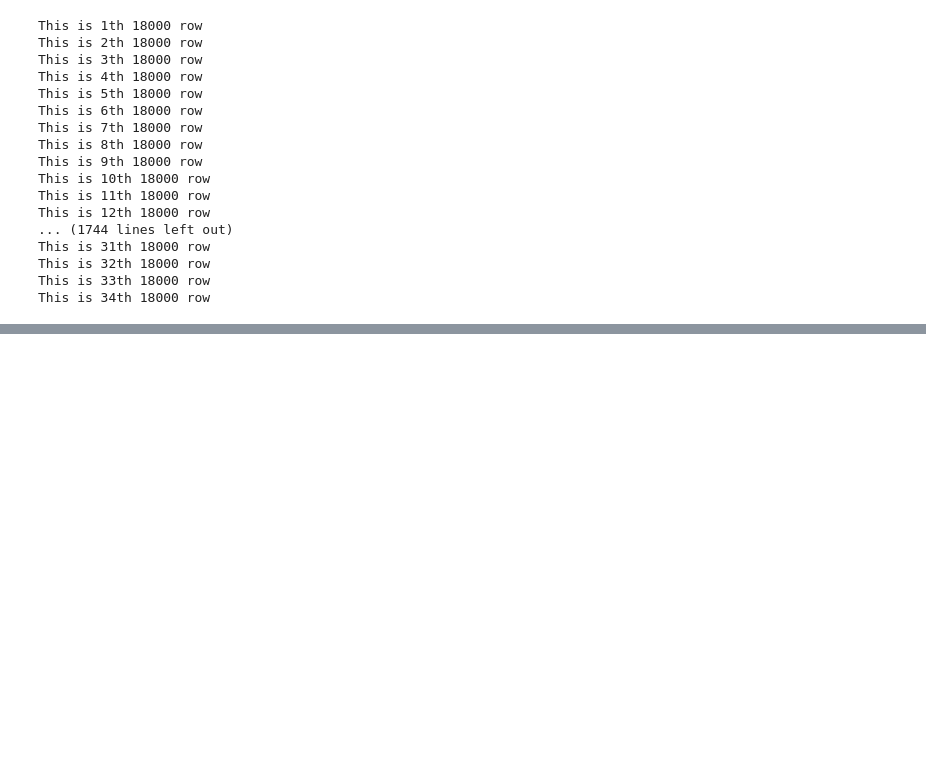
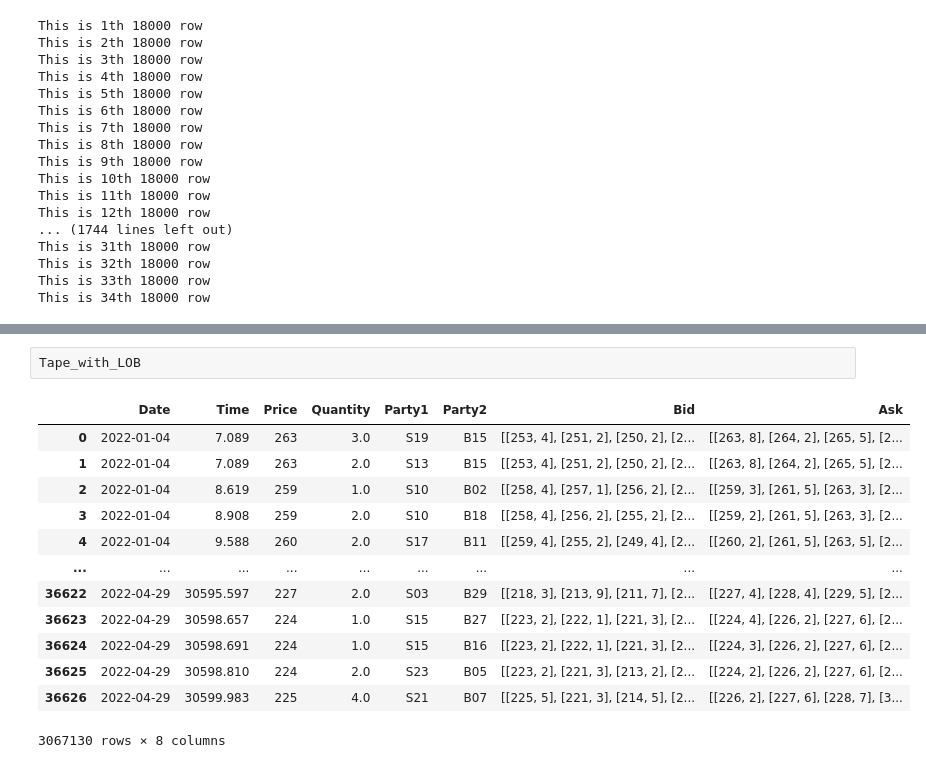
Before and after one commit to data-science-mini-project26/Mini_Project, a Jupyter notebook: Tianheng_Zhou/Tianheng-Zhou-New_Data_Wrangling_B03.ipynb, the cells around one changed output, grey strips where cells are left out. Saved outputs shown, nothing was run; the diff lists cells and outputs as text; blank space fills up the shorter version.

```diff
--- a/Tianheng_Zhou/Tianheng-Zhou-New_Data_Wrangling_B03.ipynb
+++ b/Tianheng_Zhou/Tianheng-Zhou-New_Data_Wrangling_B03.ipynb
@@ -474,0 +970,16 @@ Wall time: 4h 17min 35s
+# %%
+Tape_with_LOB
+# %% [output]
+|  | Date | Time | Price | Quantity | Party1 | Party2 | Bid | Ask |
+| 0 | 2022-01-04 | 7.089 | 263 | 3.0 | S19 | B15 | [[253, 4], [251, 2], [250, 2], [2... | [[263, 8], [264, 2], [265, 5], [2... |
+| 1 | 2022-01-04 | 7.089 | 263 | 2.0 | S13 | B15 | [[253, 4], [251, 2], [250, 2], [2... | [[263, 8], [264, 2], [265, 5], [2... |
+| 2 | 2022-01-04 | 8.619 | 259 | 1.0 | S10 | B02 | [[258, 4], [257, 1], [256, 2], [2... | [[259, 3], [261, 5], [263, 3], [2... |
+| 3 | 2022-01-04 | 8.908 | 259 | 2.0 | S10 | B18 | [[258, 4], [256, 2], [255, 2], [2... | [[259, 2], [261, 5], [263, 3], [2... |
+| 4 | 2022-01-04 | 9.588 | 260 | 2.0 | S17 | B11 | [[259, 4], [255, 2], [249, 4], [2... | [[260, 2], [261, 5], [263, 5], [2... |
+| ... | ... | ... | ... | ... | ... | ... | ... | ... |
+| 36622 | 2022-04-29 | 30595.597 | 227 | 2.0 | S03 | B29 | [[218, 3], [213, 9], [211, 7], [2... | [[227, 4], [228, 4], [229, 5], [2... |
+| 36623 | 2022-04-29 | 30598.657 | 224 | 1.0 | S15 | B27 | [[223, 2], [222, 1], [221, 3], [2... | [[224, 4], [226, 2], [227, 6], [2... |
+| 36624 | 2022-04-29 | 30598.691 | 224 | 1.0 | S15 | B16 | [[223, 2], [222, 1], [221, 3], [2... | [[224, 3], [226, 2], [227, 6], [2... |
+| 36625 | 2022-04-29 | 30598.810 | 224 | 2.0 | S23 | B05 | [[223, 2], [221, 3], [213, 2], [2... | [[224, 2], [226, 2], [227, 6], [2... |
+| 36626 | 2022-04-29 | 30599.983 | 225 | 4.0 | S21 | B07 | [[225, 5], [221, 3], [214, 5], [2... | [[226, 2], [227, 6], [228, 7], [3... |
+3067130 rows × 8 columns
```
Also changed, not shown: parts of 33 cells of this notebook.
